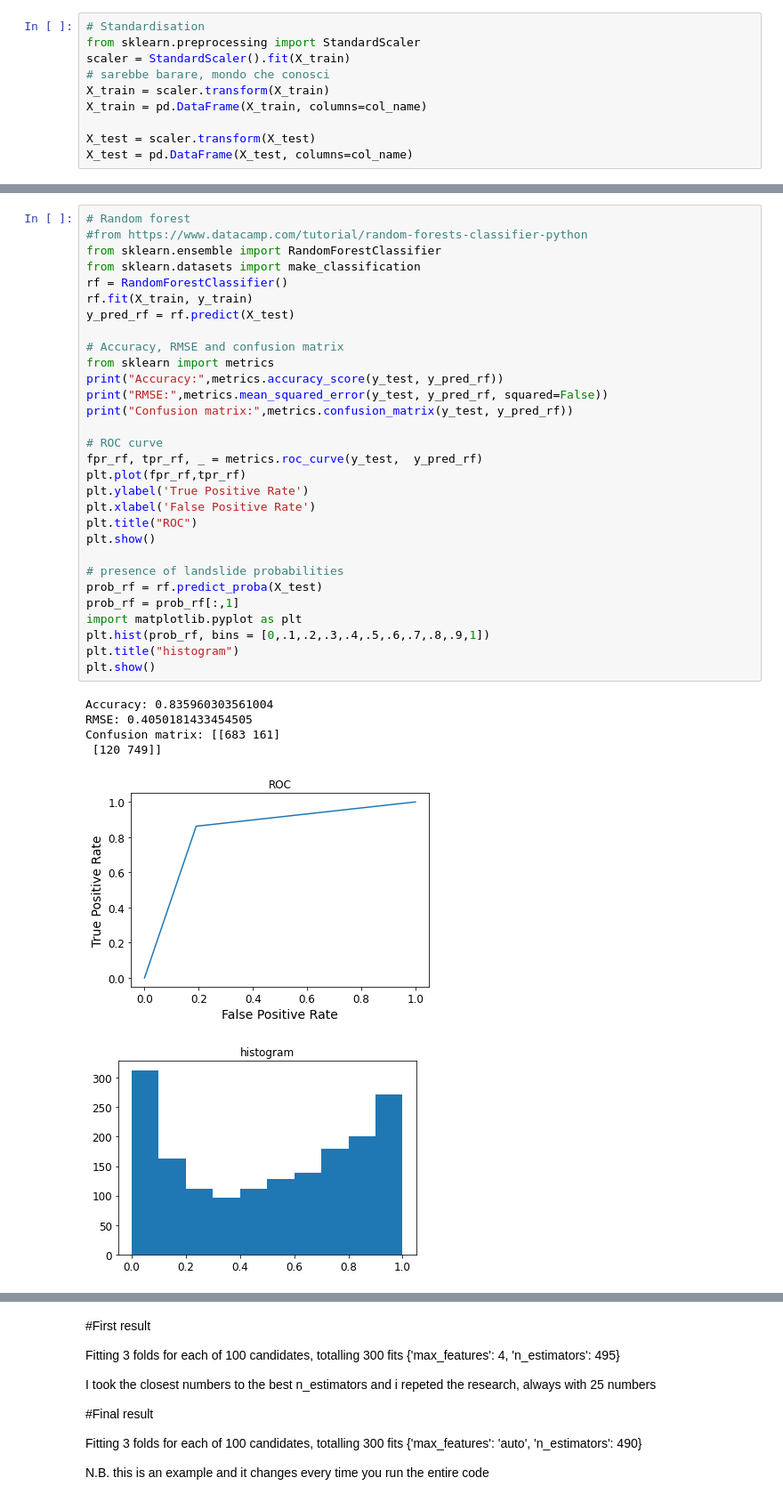
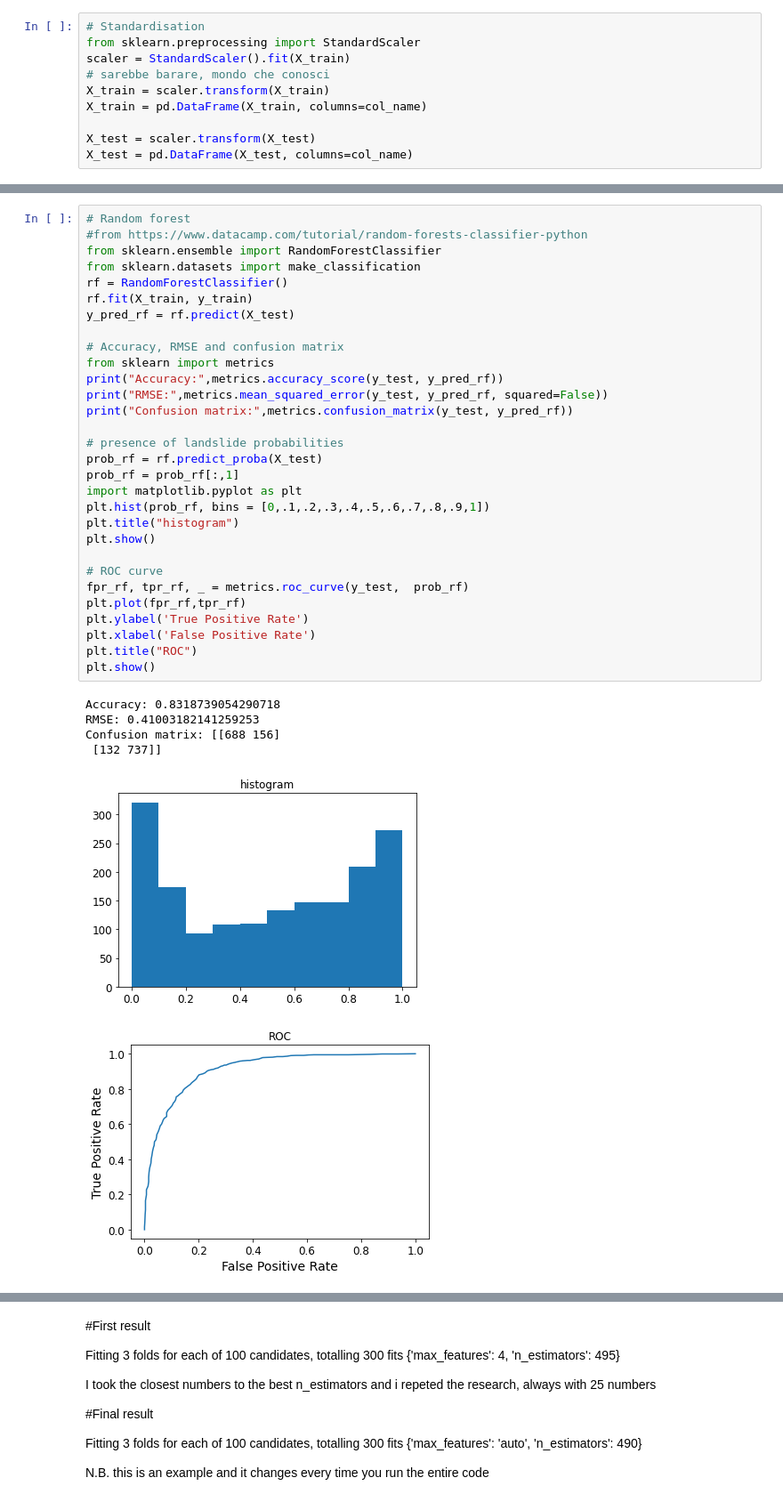
Before and after one commit to LucaEihol/2022_ML_Earth_Env_Sci, a Jupyter notebook: eiholzer_ML_project.ipynb, the cells around one changed output, grey strips where cells are left out. Shown at 89% size. Drawn from its saved outputs; the diff is of its cells as text.

```diff
--- a/eiholzer_ML_project.ipynb
+++ b/eiholzer_ML_project.ipynb
@@ -186,40 +186,40 @@ Confusion matrix: [[657 187]
 # %%
 # Random forest
 #from https://www.datacamp.com/tutorial/random-forests-classifier-python
 from sklearn.ensemble import RandomForestClassifier
 from sklearn.datasets import make_classification
 rf = RandomForestClassifier()
 rf.fit(X_train, y_train)
 y_pred_rf = rf.predict(X_test)
 
 # Accuracy, RMSE and confusion matrix
 from sklearn import metrics
 print("Accuracy:",metrics.accuracy_score(y_test, y_pred_rf))
 print("RMSE:",metrics.mean_squared_error(y_test, y_pred_rf, squared=False))
 print("Confusion matrix:",metrics.confusion_matrix(y_test, y_pred_rf))
 
-# ROC curve
-fpr_rf, tpr_rf, _ = metrics.roc_curve(y_test,  y_pred_rf)
-plt.plot(fpr_rf,tpr_rf)
-plt.ylabel('True Positive Rate')
-plt.xlabel('False Positive Rate')
-plt.title("ROC")
-plt.show()
-
 # presence of landslide probabilities
 prob_rf = rf.predict_proba(X_test)
 prob_rf = prob_rf[:,1]
 import matplotlib.pyplot as plt
 plt.hist(prob_rf, bins = [0,.1,.2,.3,.4,.5,.6,.7,.8,.9,1])
 plt.title("histogram")
 plt.show()
+
+# ROC curve
+fpr_rf, tpr_rf, _ = metrics.roc_curve(y_test,  prob_rf)
+plt.plot(fpr_rf,tpr_rf)
+plt.ylabel('True Positive Rate')
+plt.xlabel('False Positive Rate')
+plt.title("ROC")
+plt.show()
 # %% [output]
-Accuracy: 0.835960303561004
-RMSE: 0.4050181433454505
-Confusion matrix: [[683 161]
- [120 749]]
+Accuracy: 0.8318739054290718
+RMSE: 0.41003182141259253
+Confusion matrix: [[688 156]
+ [132 737]]
-[figure, old version]
+[figure, new version]
-[figure, old version]
+[figure, new version]
 # %%
 # Hyperparameter research
 # from https://towardsdatascience.com/hyperparameter-tuning-the-random-forest-in-python-using-scikit-learn-28d2aa77dd74
```
Also changed, not shown: parts of 4 cells of this notebook.
